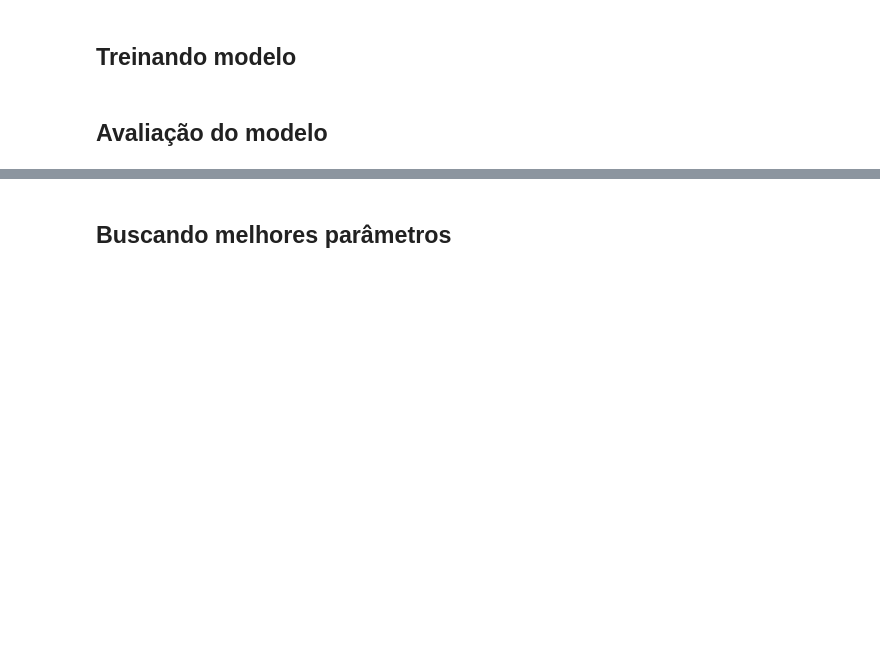
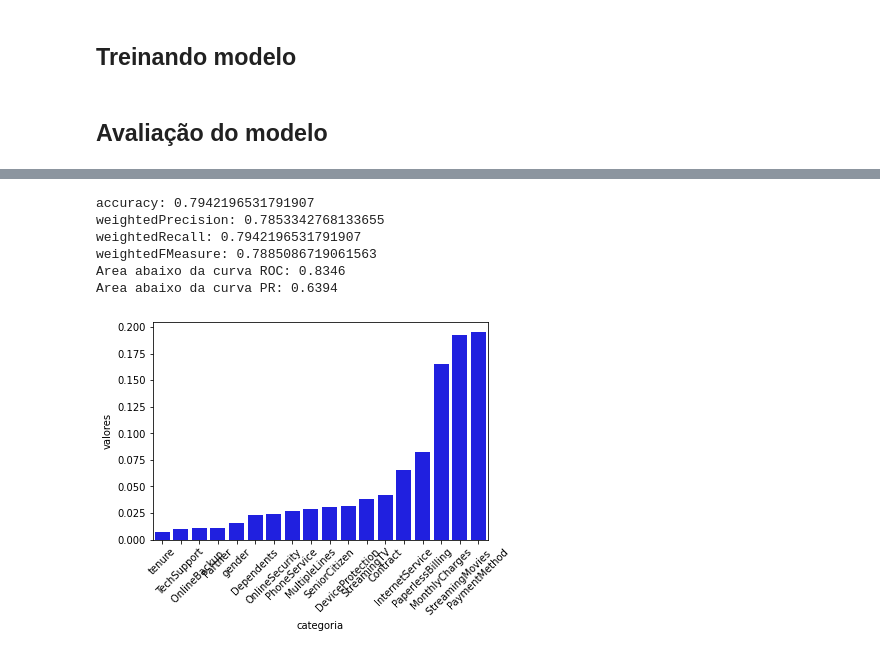
Before and after one commit to joaoflauzino/churn_telecom, a Jupyter notebook: analysis/analysis.ipynb, the cells around one changed output, grey strips where cells are left out. Saved outputs shown, nothing was run; the diff lists cells and outputs as text; code cells hidden in the pictures; blank space fills up the shorter version.

Commit message:
Aplicando xgboost, random forest e pesos para classes minoritárias

```diff
--- a/analysis/analysis.ipynb
+++ b/analysis/analysis.ipynb
@@ -346,7 +347,8 @@ pipeline = Pipeline().setStages(stages)
 ## Treinando modelo
 # %%
 # Treinando modelo
-model = pipeline.fit(trainingData).transform(testData)
+model = pipeline.fit(trainingData)
+model_apply = model.transform(testData)
 # %% [markdown]
 ## Avaliação do modelo
 # %%
@@ -385,2 +378,23 @@ Area abaixo da curva PR: 0.6669
-# %% [markdown]
-## Buscando melhores parâmetros
+# %%
+evaluate_model(model_apply, 'prediction')
+# %% [output]
+accuracy: 0.7942196531791907
+weightedPrecision: 0.7853342768133655
+weightedRecall: 0.7942196531791907
+weightedFMeasure: 0.7885086719061563
+Area abaixo da curva ROC: 0.8346
+Area abaixo da curva PR: 0.6394
+# %%
+colunas = model_apply.select([i for i in model_apply.columns if '_index' not in i]).columns
+# %%
+importancia = pd.DataFrame([model.stages[-1].featureImportances.indices, model.stages[-1].featureImportances.values]).transpose().rename(columns= {0: "indices", 1: "valores"}).sort_values(by='valores', ascending=True).reset_index(drop=True)
+# %%
+importancia['indices'] = importancia['indices'].astype(int)
+importancia['categoria'] = importancia['indices'].apply(lambda x: colunas[x])
+# %%
+# Consultando a importância das variáveis para o modelo
+g = sns.barplot(importancia['categoria'], importancia['valores'], color='blue')
+for item in g.get_xticklabels():
+    item.set_rotation(45)
+# %% [output]
+[figure, added]
```
Also changed, not shown: parts of 20 cells of this notebook.
